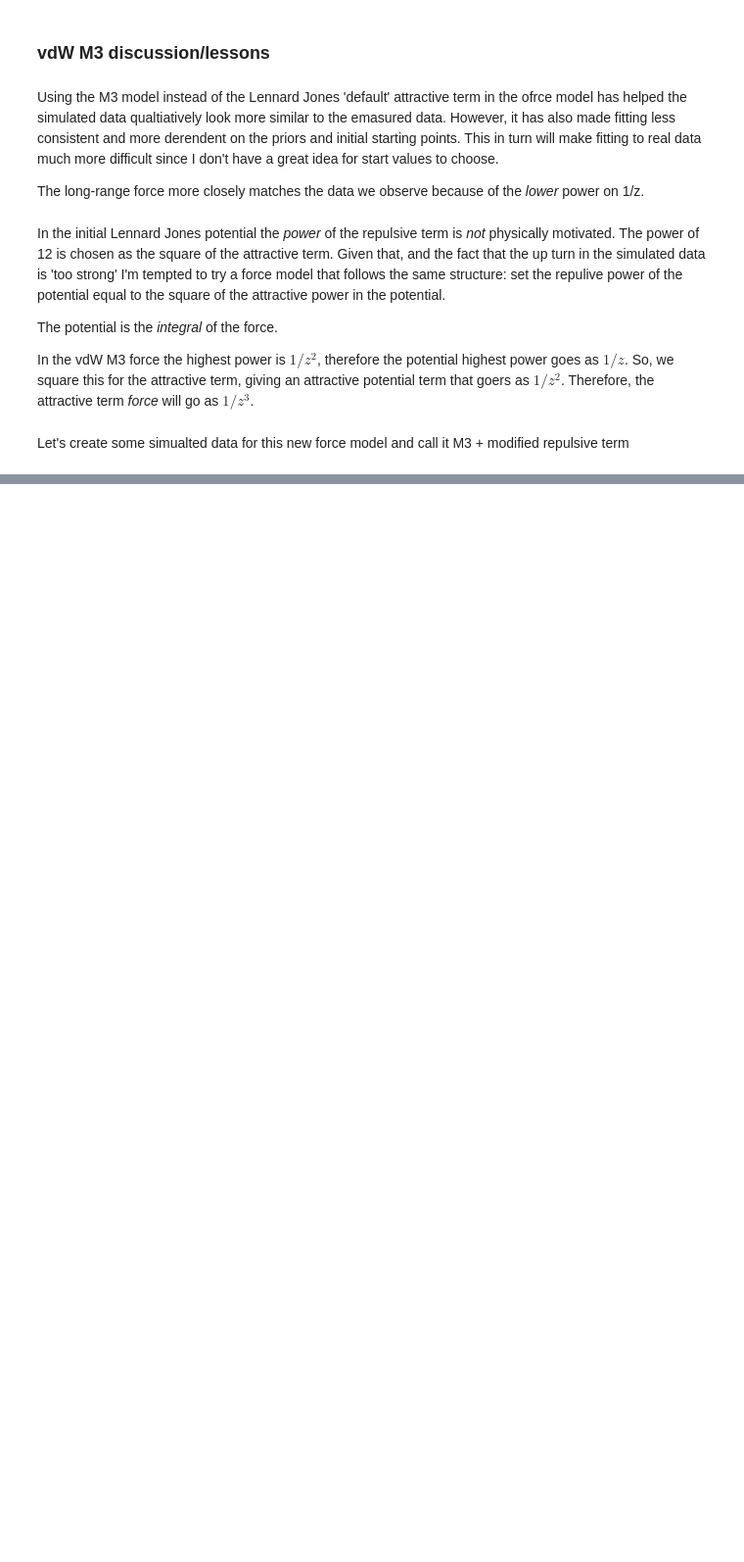
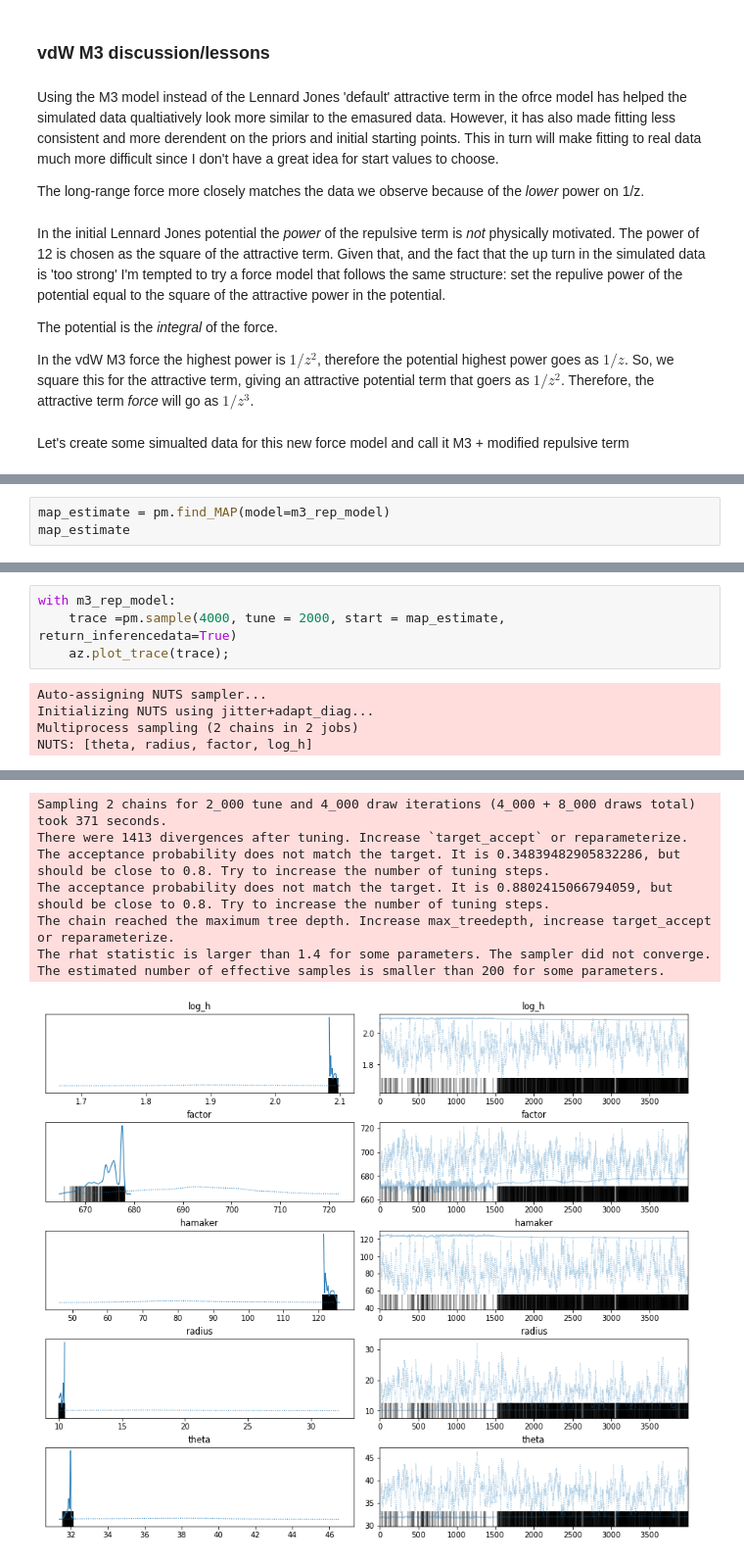
Before and after one commit to phys201/nc_AFM, a Jupyter notebook: documentation.ipynb, the cells around one changed output, grey strips where cells are left out. Shown at 98% size. Cells and saved outputs as stored; diff of their text form; blank space fills up the shorter version.

```diff
--- a/documentation.ipynb
+++ b/documentation.ipynb
@@ -584,0 +732,3 @@ Let's create some simualted data for this new force model and call it M3 + modif
+# %%
+map_estimate = pm.find_MAP(model=m3_rep_model)
+map_estimate
@@ -584,0 +746,9 @@ Let's create some simualted data for this new force model and call it M3 + modif
+# %%
+with m3_rep_model:
+    trace =pm.sample(4000, tune = 2000, start = map_estimate, return_inferencedata=True)
+    az.plot_trace(trace);
+# %% [output]
+Auto-assigning NUTS sampler...
+Initializing NUTS using jitter+adapt_diag...
+Multiprocess sampling (2 chains in 2 jobs)
+NUTS: [theta, radius, factor, log_h]
@@ -584,0 +756,8 @@ Let's create some simualted data for this new force model and call it M3 + modif
+Sampling 2 chains for 2_000 tune and 4_000 draw iterations (4_000 + 8_000 draws total) took 371 seconds.
+There were 1413 divergences after tuning. Increase `target_accept` or reparameterize.
+The acceptance probability does not match the target. It is 0.34839482905832286, but should be close to 0.8. Try to increase the number of tuning steps.
+The acceptance probability does not match the target. It is 0.8802415066794059, but should be close to 0.8. Try to increase the number of tuning steps.
+The chain reached the maximum tree depth. Increase max_treedepth, increase target_accept or reparameterize.
+The rhat statistic is larger than 1.4 for some parameters. The sampler did not converge.
+The estimated number of effective samples is smaller than 200 for some parameters.
+[figure, added]
```
Also changed, not shown: parts of 16 cells of this notebook.
